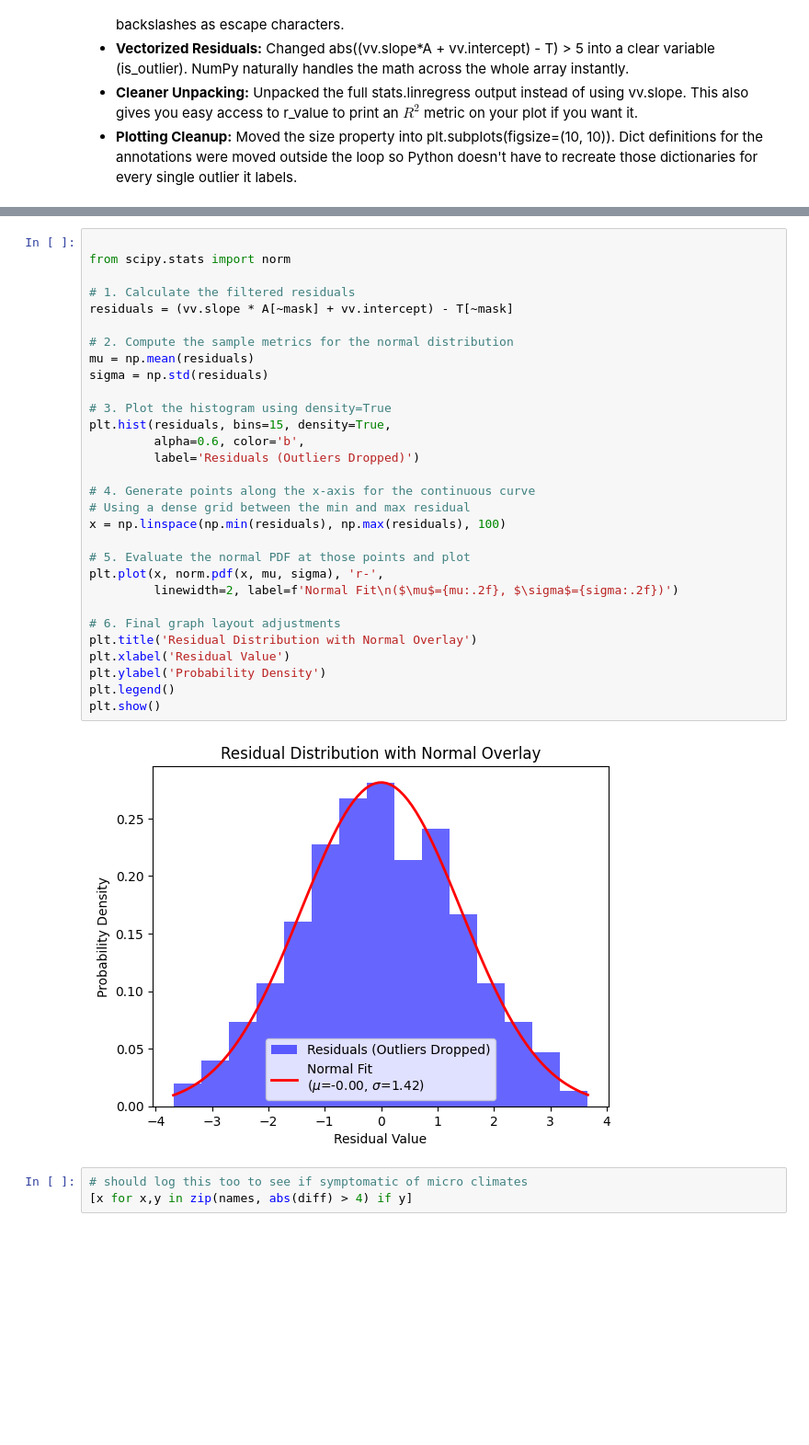
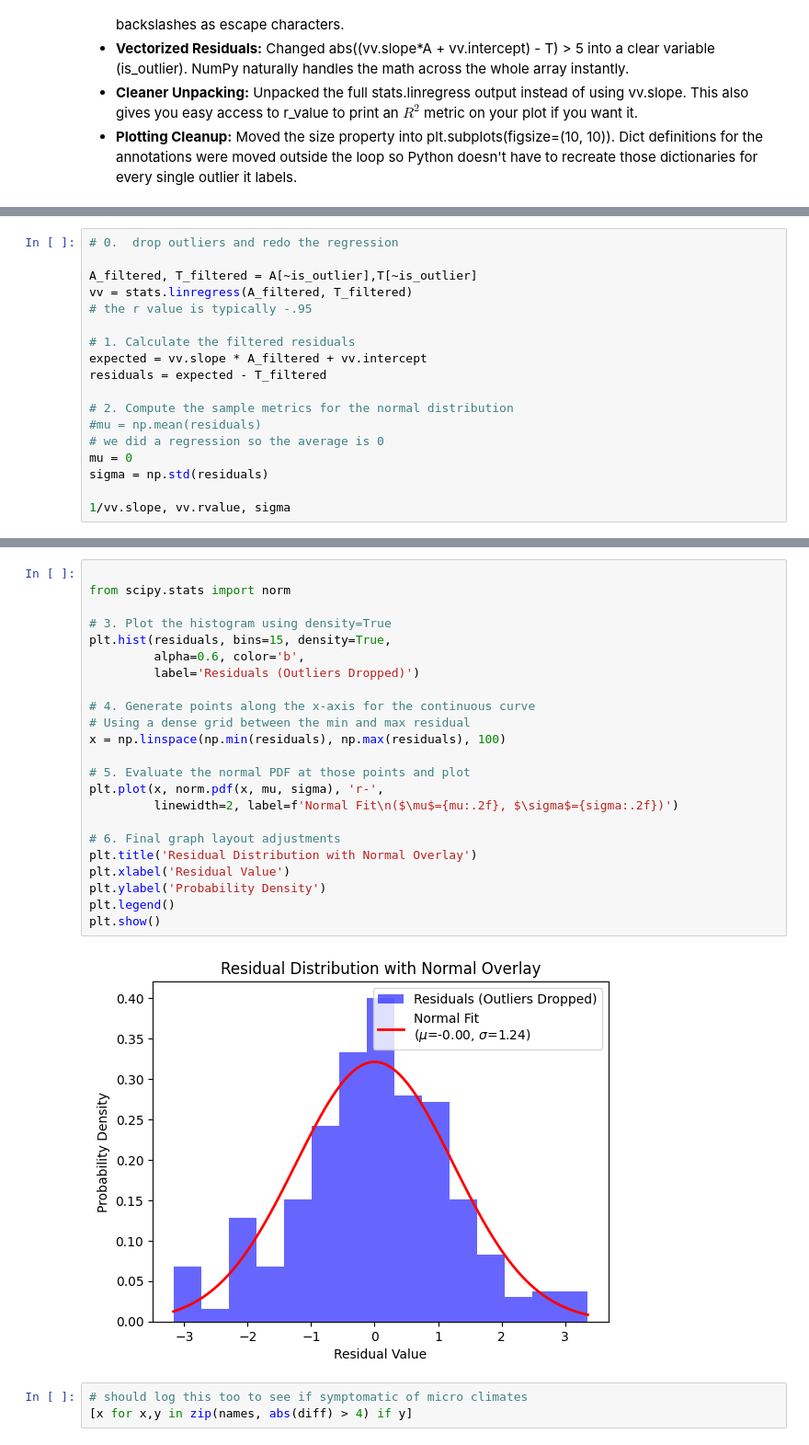
Before and after one commit to macbuse/ROMMA, a Jupyter notebook: romma_again.ipynb, the cells around one changed output, grey strips where cells are left out. Shown at 92% size. Cells and saved outputs as stored; diff of their text form; blank space fills up the shorter version.

```diff
--- a/romma_again.ipynb
+++ b/romma_again.ipynb
@@ -238,0 +231,18 @@ plt.hist((vv.slope*A[~mask] + vv.intercept) - T[~mask], bins= 15);
+# %%
+# 0.  drop outliers and redo the regression
+
+A_filtered, T_filtered = A[~is_outlier],T[~is_outlier]
+vv = stats.linregress(A_filtered, T_filtered)
+# the r value is typically -.95
+
+# 1. Calculate the filtered residuals
+expected = vv.slope * A_filtered + vv.intercept
+residuals = expected - T_filtered
+
+# 2. Compute the sample metrics for the normal distribution
+#mu = np.mean(residuals)
+# we did a regression so the average is 0
+mu = 0
+sigma = np.std(residuals)
+
+1/vv.slope, vv.rvalue, sigma
@@ -239,35 +253,28 @@ plt.hist((vv.slope*A[~mask] + vv.intercept) - T[~mask], bins= 15);
 # %%
 
 from scipy.stats import norm
-
-# 1. Calculate the filtered residuals
-residuals = (vv.slope * A[~mask] + vv.intercept) - T[~mask]
-
-# 2. Compute the sample metrics for the normal distribution
-mu = np.mean(residuals)
-sigma = np.std(residuals)
 
 # 3. Plot the histogram using density=True
 plt.hist(residuals, bins=15, density=True,
          alpha=0.6, color='b',
          label='Residuals (Outliers Dropped)')
 
 # 4. Generate points along the x-axis for the continuous curve
 # Using a dense grid between the min and max residual
 x = np.linspace(np.min(residuals), np.max(residuals), 100)
 
 # 5. Evaluate the normal PDF at those points and plot
 plt.plot(x, norm.pdf(x, mu, sigma), 'r-',
          linewidth=2, label=f'Normal Fit\n($\mu$={mu:.2f}, $\sigma$={sigma:.2f})')
 
 # 6. Final graph layout adjustments
 plt.title('Residual Distribution with Normal Overlay')
 plt.xlabel('Residual Value')
 plt.ylabel('Probability Density')
 plt.legend()
 plt.show()
 # %% [output]
-[figure, old version]
+[figure, new version]
 # %%
 # should log this too to see if symptomatic of micro climates
 [x for x,y in zip(names, abs(diff) > 4) if y]
```
Also changed, not shown: parts of 8 cells of this notebook, 3 other files.
